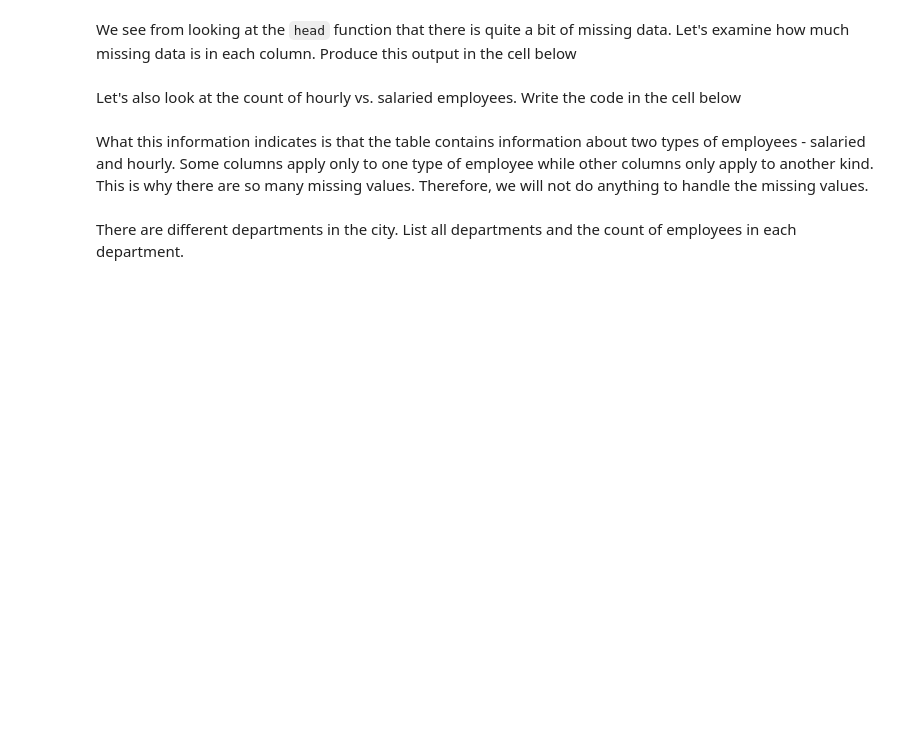
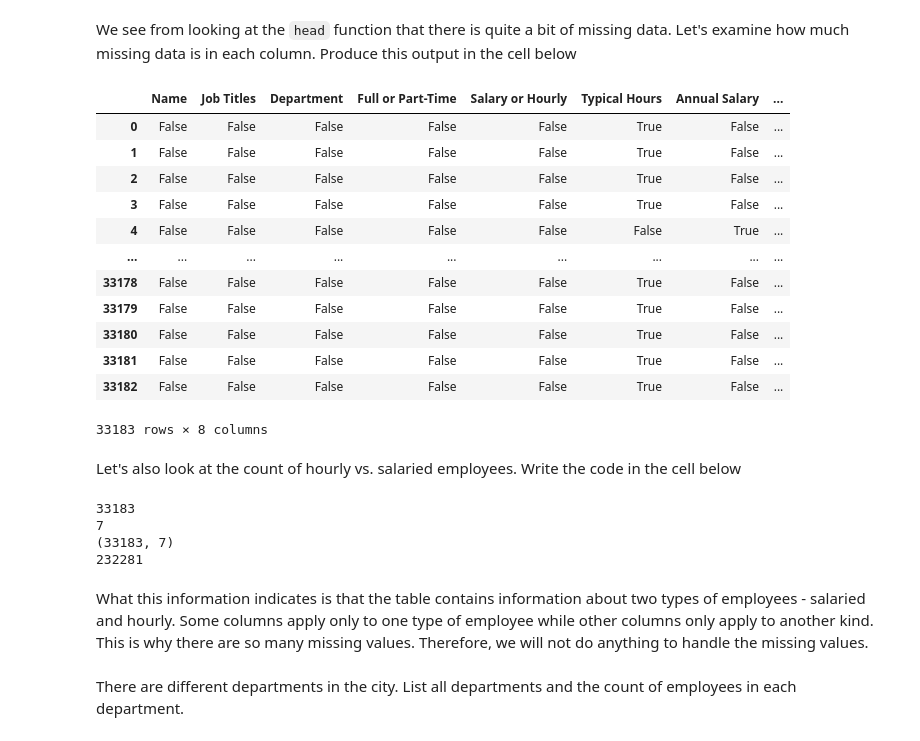
Before and after one commit to ta-data-lis/lab-hypothesis-testing-1, a Jupyter notebook: your-code/main.ipynb, the cells around one changed output. Saved outputs shown, nothing was run; the diff lists cells and outputs as text; code cells hidden in the pictures; blank space fills up the shorter version.

```diff
--- a/your-code/main.ipynb
+++ b/your-code/main.ipynb
@@ -22,2 +28,18 @@ We see from looking at the `head` function that there is quite a bit of missing
+# %%
+data.isnull()
+# %% [output]
+|  | Name | Job Titles | Department | Full or Part-Time | Salary or Hourly | Typical Hours | Annual Salary | ... |
+| 0 | False | False | False | False | False | True | False | ... |
+| 1 | False | False | False | False | False | True | False | ... |
+| 2 | False | False | False | False | False | True | False | ... |
+| 3 | False | False | False | False | False | True | False | ... |
+| 4 | False | False | False | False | False | False | True | ... |
+| ... | ... | ... | ... | ... | ... | ... | ... | ... |
+| 33178 | False | False | False | False | False | True | False | ... |
+| 33179 | False | False | False | False | False | True | False | ... |
+| 33180 | False | False | False | False | False | True | False | ... |
+| 33181 | False | False | False | False | False | True | False | ... |
+| 33182 | False | False | False | False | False | True | False | ... |
+33183 rows × 8 columns
 # %% [markdown]
 Let's also look at the count of hourly vs. salaried employees. Write the code in the cell below
@@ -26,3 +46,18 @@ Let's also look at the count of hourly vs. salaried employees. Write the code in
+# %%
+df = data.set_index(['Salary or Hourly'])
+
+print(len(df))
+
+print(len(df.columns))
+
+print(df.shape)
+
+print(df.size)
+# %% [output]
+33183
+7
+(33183, 7)
+232281
 # %% [markdown]
 What this information indicates is that the table contains information about two types of employees - salaried and hourly. Some columns apply only to one type of employee while other columns only apply to another kind. This is why there are so many missing values. Therefore, we will not do anything to handle the missing values.
 # %% [markdown]
```
Also changed, not shown: parts of 43 cells of this notebook.
